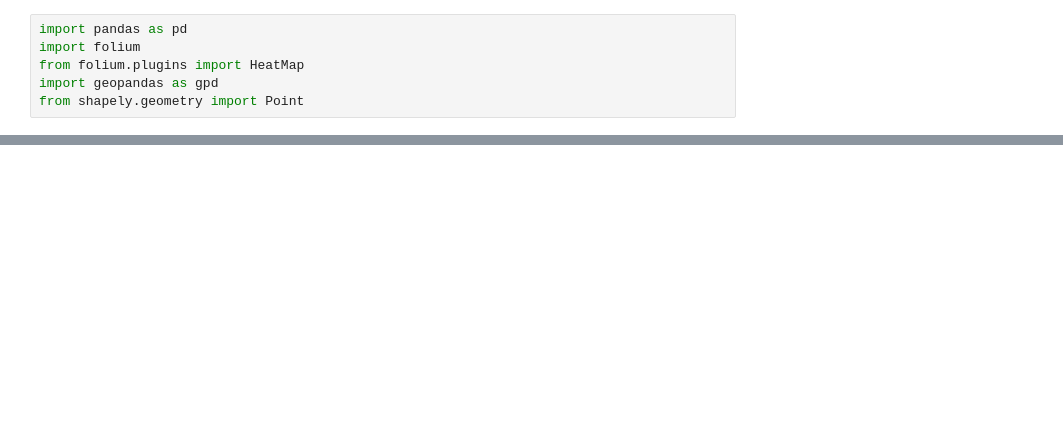
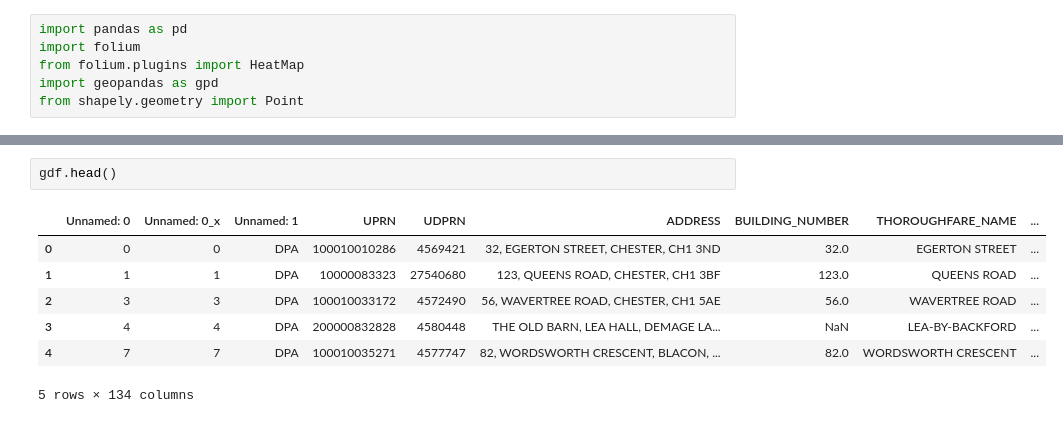
Before and after one commit to spencer84/Chester-Data-Analytics, a Jupyter notebook: Construction Age Band - Visualisation.ipynb, the cells around one changed output, grey strips where cells are left out. Drawn from its saved outputs; the diff is of its cells as text; blank space fills up the shorter version.

```diff
--- a/Construction Age Band - Visualisation.ipynb
+++ b/Construction Age Band - Visualisation.ipynb
@@ -48,3 +48,13 @@ hm_wide = HeatMap( list(zip(y_vals,x_vals, gdf.year_val.values)),
 hmap.add_child(hm_wide)
 # %% [output]
 [interactive output not drawn]
+# %%
+gdf.head()
+# %% [output]
+|  | Unnamed: 0 | Unnamed: 0_x | Unnamed: 1 | UPRN | UDPRN | ADDRESS | BUILDING_NUMBER | THOROUGHFARE_NAME | ... |
+| 0 | 0 | 0 | DPA | 100010010286 | 4569421 | 32, EGERTON STREET, CHESTER, CH1 3ND | 32.0 | EGERTON STREET | ... |
+| 1 | 1 | 1 | DPA | 10000083323 | 27540680 | 123, QUEENS ROAD, CHESTER, CH1 3BF | 123.0 | QUEENS ROAD | ... |
+| 2 | 3 | 3 | DPA | 100010033172 | 4572490 | 56, WAVERTREE ROAD, CHESTER, CH1 5AE | 56.0 | WAVERTREE ROAD | ... |
+| 3 | 4 | 4 | DPA | 200000832828 | 4580448 | THE OLD BARN, LEA HALL, DEMAGE LA... | NaN | LEA-BY-BACKFORD | ... |
+| 4 | 7 | 7 | DPA | 100010035271 | 4577747 | 82, WORDSWORTH CRESCENT, BLACON, ... | 82.0 | WORDSWORTH CRESCENT | ... |
+5 rows × 134 columns
```
Also changed, not shown: parts of 7 cells of this notebook, 1 other file.
